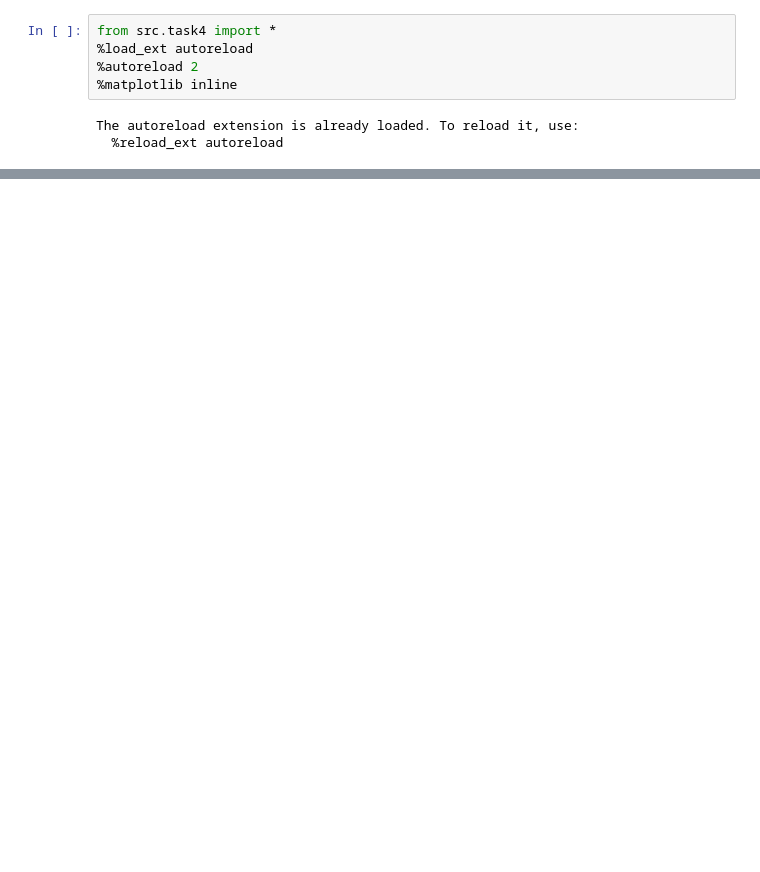
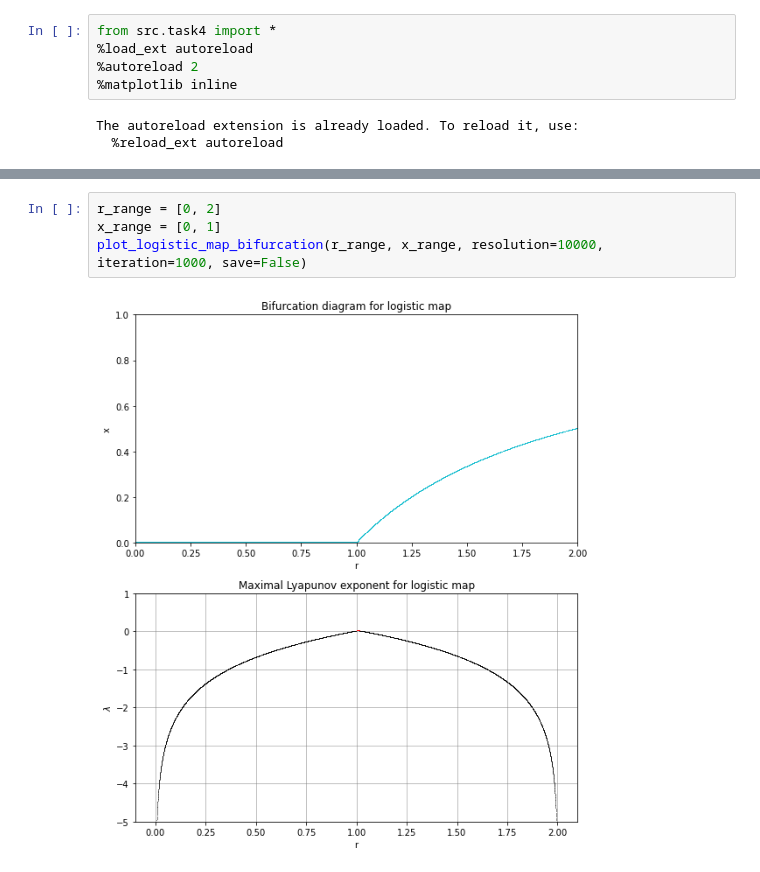
Before and after one commit to ge96rox/MLCMS03, a Jupyter notebook: Task4.ipynb, the cells around one changed output, grey strips where cells are left out. Cells and saved outputs as stored; diff of their text form; blank space fills up the shorter version.

```diff
--- a/Task4.ipynb
+++ b/Task4.ipynb
@@ -14,0 +15,6 @@ plot_logistic_map_bifurcation(r_range, resolution=1000, iteration=1000)
+# %%
+r_range = [0, 2]
+x_range = [0, 1]
+plot_logistic_map_bifurcation(r_range, x_range, resolution=10000, iteration=1000, save=False)
+# %% [output]
+[figure, added]
```
Also changed, not shown: parts of 6 cells of this notebook, 2 other files.
